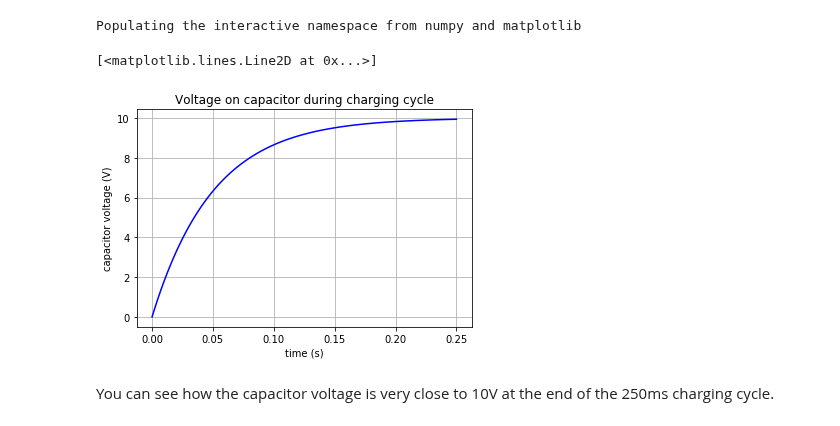
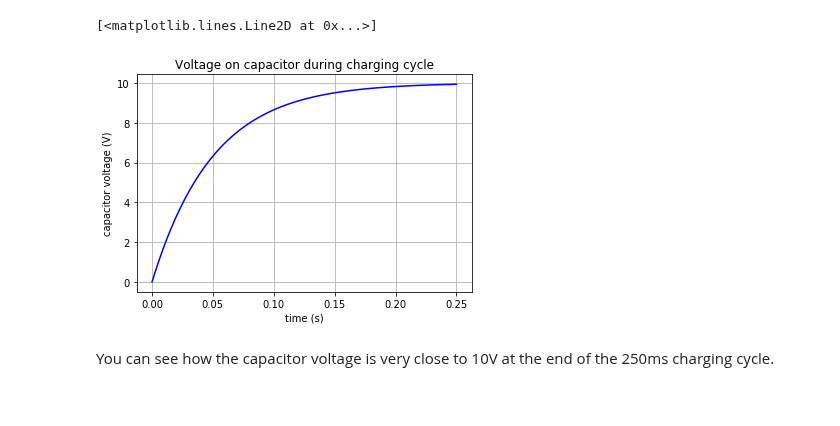
Before and after one commit to sspickle/instrumentation-projects, a Jupyter notebook: proj1/Arduino as a Laboratory Interface.ipynb, the cells around one changed output. Cells and saved outputs as stored; diff of their text form; code cells hidden in the pictures.

```diff
--- a/proj1/Arduino as a Laboratory Interface.ipynb
+++ b/proj1/Arduino as a Laboratory Interface.ipynb
@@ -60,31 +60,32 @@ V(t) = V_0 e^{-t/RC}; {\rm (discharging)}
 
 Let's use some python to visualize this result.
 # %%
-# invoke the pylab magic to get access to plotting/array tools
+# invoke the matplotlib magic to get access to plot inline
 #
-%pylab inline
+%matplotlib inline
+import matplotlib.pyplot as pl # plotting library
+import numpy as np             # numerical library
 
 #
 # Set up some constants
 #
 V0=10.0 # Volts
 R1=10e3 # Ohms
 C1=5e-6 # Farads
 
 """
 for the first 0.25 sec we'll be charging.
 """
-t1 = linspace(0, 0.25, 100)     # time array, 100 values evenly spaced beteen 0 and 0.25 seconds
-Vc = V0*(1.0-exp(-t1/(R1*C1)))  # array of voltages on the capacitor at different times
-xlabel('time (s)')              # make the graph purty, give it x and y labls and a title
-ylabel('capacitor voltage (V)')
-title("Voltage on capacitor during charging cycle")
-grid()                          # add a grid so it's easier to read
-plot(t1, Vc, 'b-')              # plot the data, t1 on the horizontal, Vc on the vertical, using a blue line
+t1 = np.linspace(0, 0.25, 100)     # time array, 100 values evenly spaced beteen 0 and 0.25 seconds
+Vc = V0*(1.0-np.exp(-t1/(R1*C1)))  # array of voltages on the capacitor at different times
+pl.xlabel('time (s)')              # make the graph purty, give it x and y labls and a title
+pl.ylabel('capacitor voltage (V)')
+pl.title("Voltage on capacitor during charging cycle")
+pl.grid()                          # add a grid so it's easier to read
+pl.plot(t1, Vc, 'b-')              # plot the data, t1 on the horizontal, Vc on the vertical, using a blue line
 # %% [output]
-Populating the interactive namespace from numpy and matplotlib
+[<matplotlib.lines.Line2D at 0x...>]
-[<matplotlib.lines.Line2D at 0x...>]
-[figure, old version]
+[figure, new version]
 # %% [markdown]
 You can see how the capacitor voltage is very close to 10V at the end of the 250ms charging cycle.
 # %%
```
Also changed, not shown: parts of 5 cells of this notebook.
